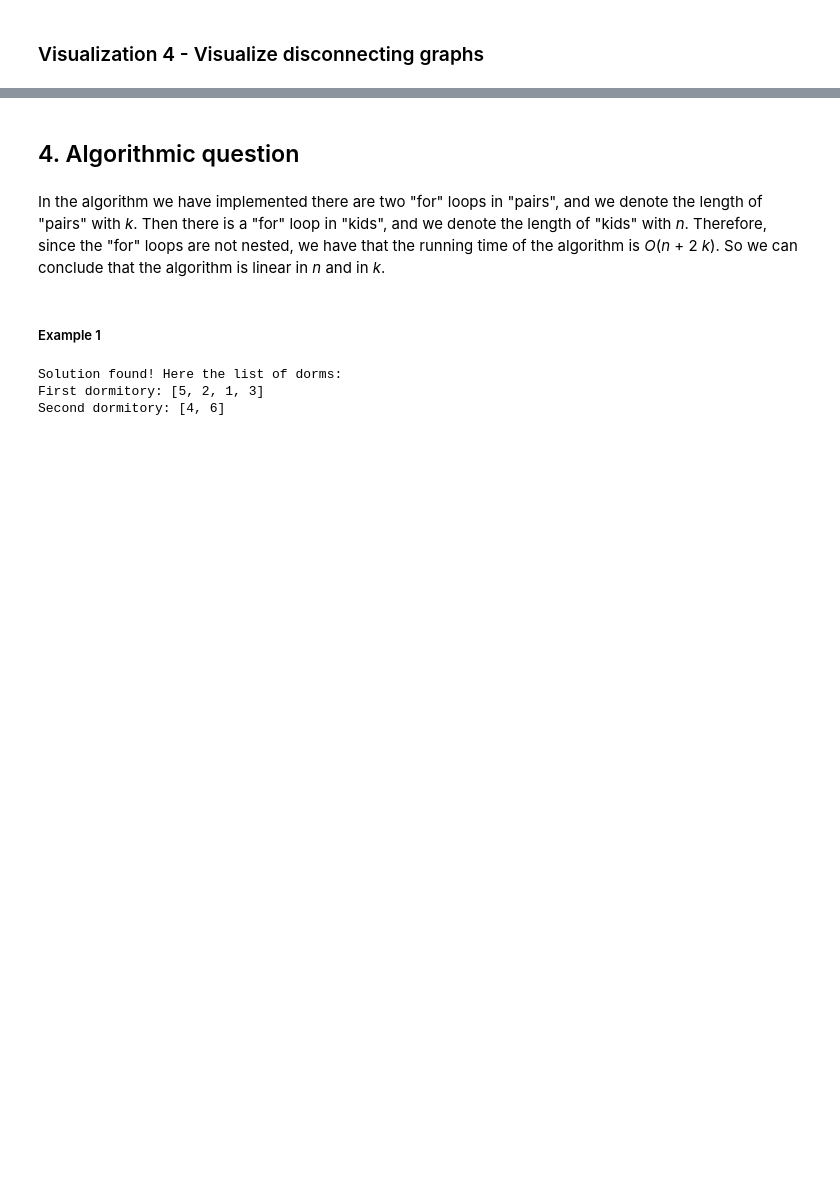
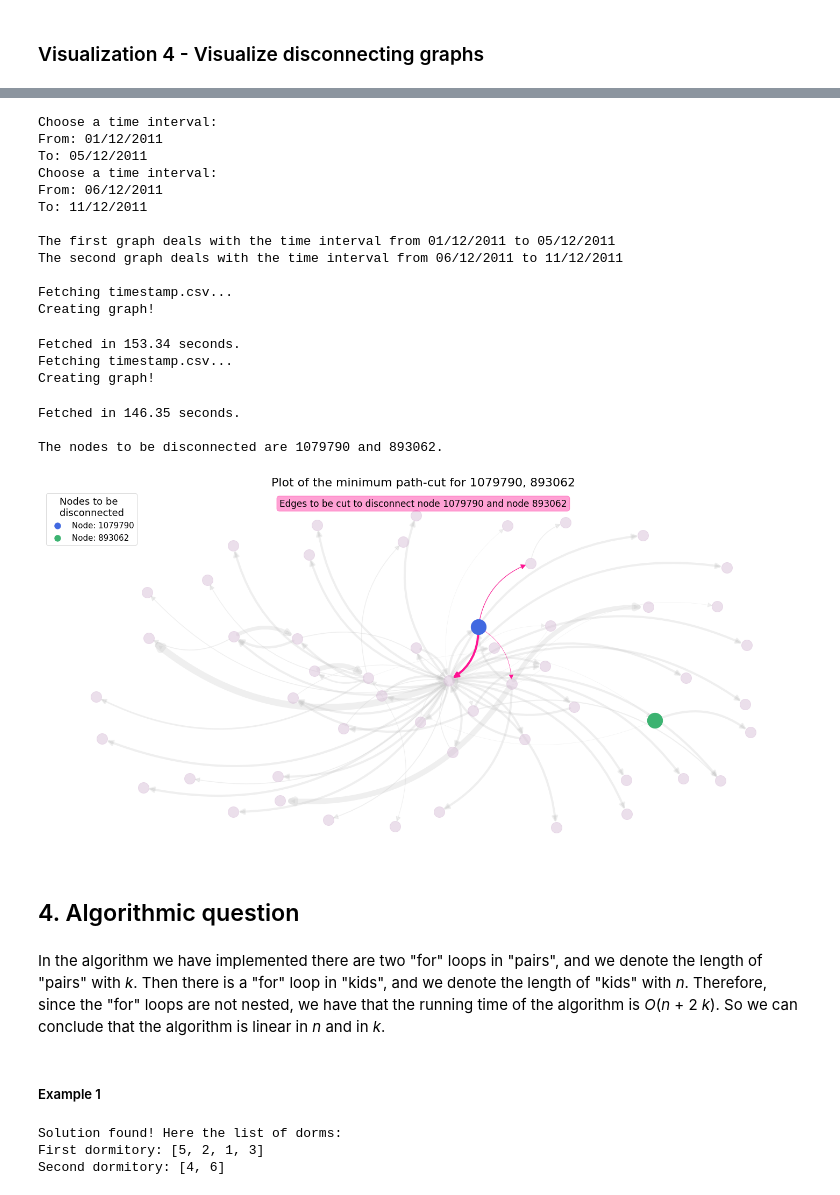
Before and after one commit to Parsa33033/ADM-HW5, a Jupyter notebook: main.ipynb, the cells around one changed output, grey strips where cells are left out. Saved outputs shown, nothing was run; the diff lists cells and outputs as text; code cells hidden in the pictures; blank space fills up the shorter version.

```diff
--- a/main.ipynb
+++ b/main.ipynb
@@ -1007,3 +274,25 @@ Node 522444 to 908515, shortest distance: 1.0204553706830892, time: 128.35 secs
+# %%
+visualization4(list_of_graphs)
+# %% [output]
+Choose a time interval:
+From: 01/12/2011
+To: 05/12/2011
+Choose a time interval:
+From: 06/12/2011
+To: 11/12/2011
+
+The first graph deals with the time interval from 01/12/2011 to 05/12/2011
+The second graph deals with the time interval from 06/12/2011 to 11/12/2011
+
+Fetching timestamp.csv...
+Creating graph!
+Fetched in 153.34 seconds.
+Fetching timestamp.csv...
+Creating graph!
+Fetched in 146.35 seconds.
+
+The nodes to be disconnected are 1079790 and 893062.
+[figure, added]
 # %% [markdown]
 ## 4. Algorithmic question
 # %% [markdown]
```
Also changed, not shown: parts of 39 cells of this notebook, 2 other files.
